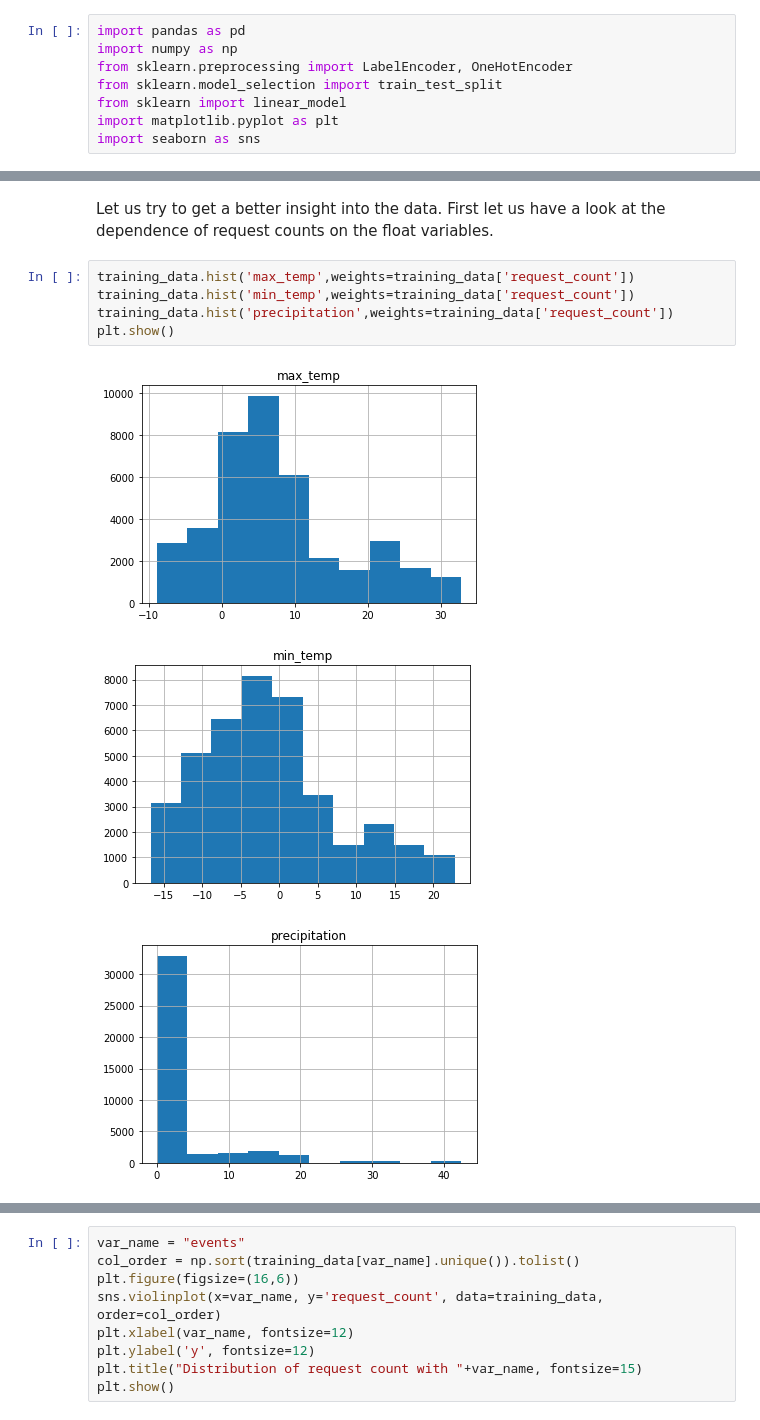
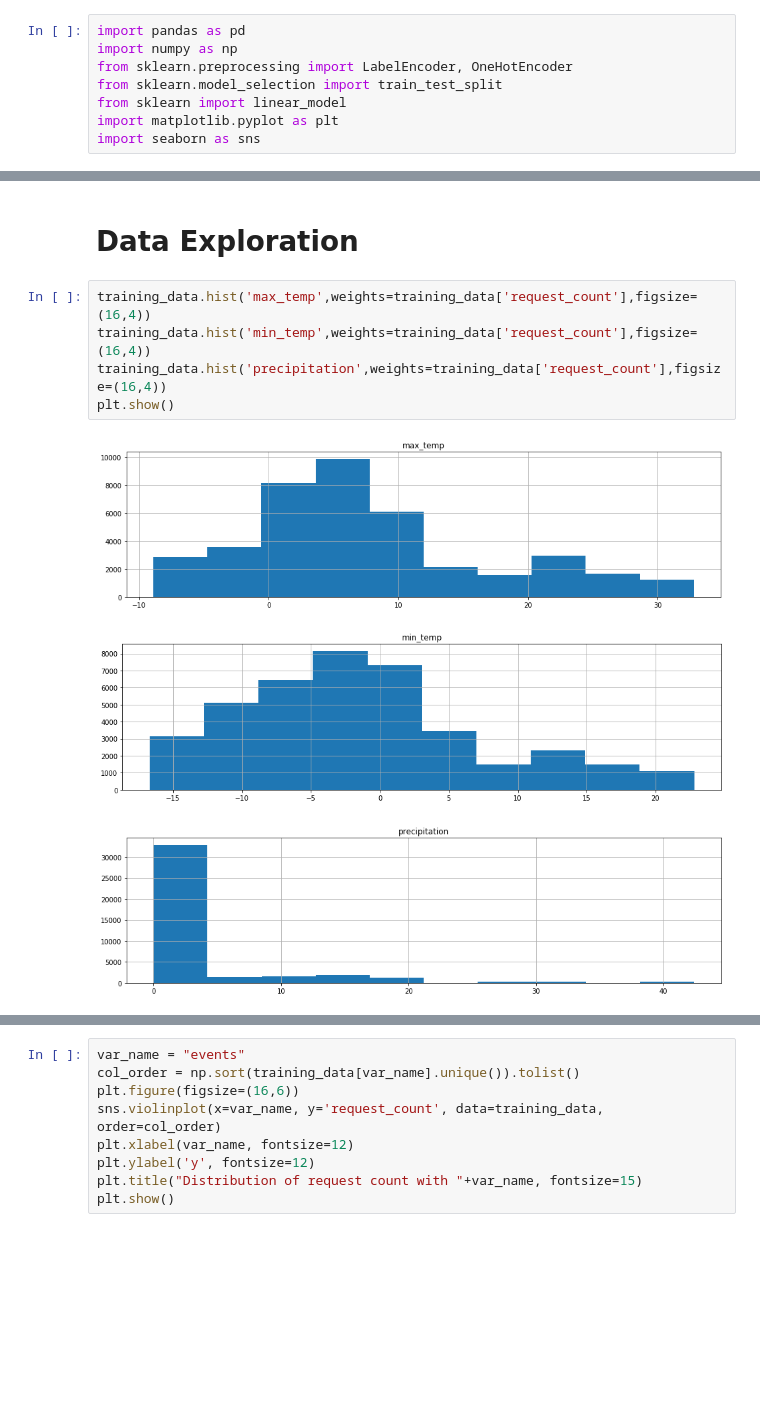
Before and after one commit to sintefmath/GeiloWinterSchool2018, a Jupyter notebook: course_material/LinearRegression.ipynb, the cells around one changed output, grey strips where cells are left out. Drawn from its saved outputs; the diff is of its cells as text; blank space fills up the shorter version.

```diff
--- a/course_material/LinearRegression.ipynb
+++ b/course_material/LinearRegression.ipynb
@@ -220,16 +246,16 @@ training_data.head()
 | 2 | 2014-09-03 | 1.0 | 127 | 7 | 29.4 | 18.3 | 0.0 | None |
 | 3 | 2014-09-04 | 1.0 | 174 | 7 | 29.4 | 17.2 | 0.0 | None |
 | 4 | 2014-09-05 | 1.0 | 196 | 7 | 30.6 | 21.7 | 0.0 | Fog |
-# %% [markdown]
-Let us try to get a better insight into the data. First let us have a look at the dependence of request counts on the float variables.
+# %% [markdown]
+# Data Exploration
 # %%
-training_data.hist('max_temp',weights=training_data['request_count'])
-training_data.hist('min_temp',weights=training_data['request_count'])
-training_data.hist('precipitation',weights=training_data['request_count'])
+training_data.hist('max_temp',weights=training_data['request_count'],figsize=(16,4))
+training_data.hist('min_temp',weights=training_data['request_count'],figsize=(16,4))
+training_data.hist('precipitation',weights=training_data['request_count'],figsize=(16,4))
 plt.show()
 # %% [output]
-[figure, old version]
+[figure, new version]
-[figure, old version]
+[figure, new version]
-[figure, old version]
+[figure, new version]
 # %% [markdown]
 
```
Also changed, not shown: parts of 51 cells of this notebook, 1 other file.
